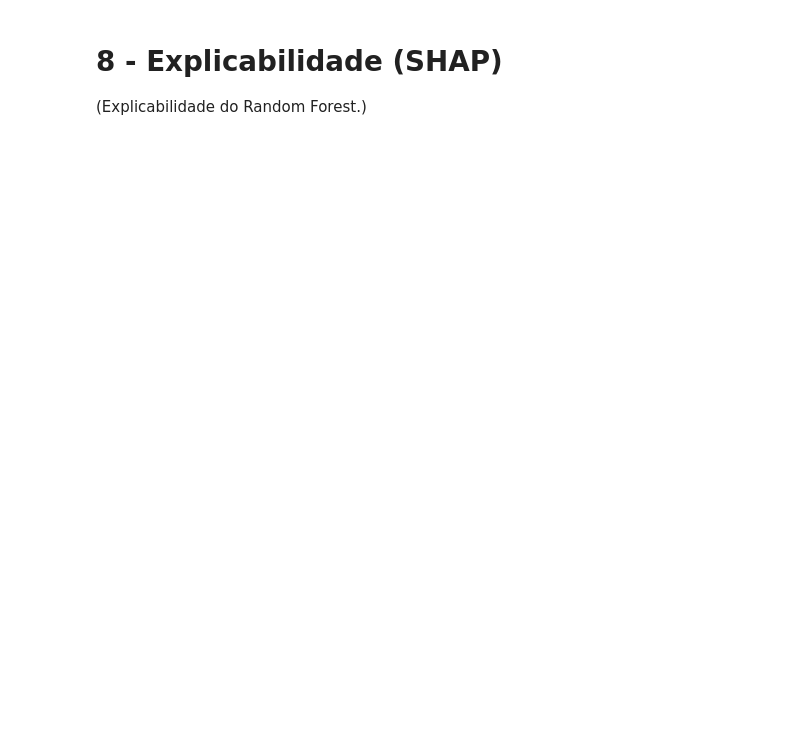
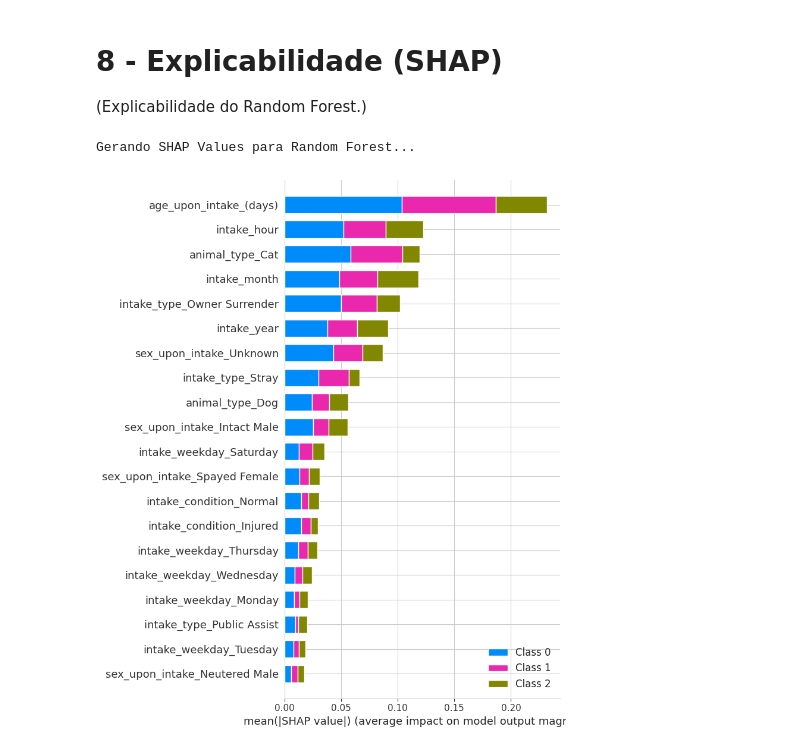
Before and after one commit to ViniMiranda06/PISI3---Adotai, a Jupyter notebook: PISI3_EDA.ipynb, the cells around one changed output. Saved outputs shown, nothing was run; the diff lists cells and outputs as text; code cells hidden in the pictures; blank space fills up the shorter version.

```diff
--- a/PISI3_EDA.ipynb
+++ b/PISI3_EDA.ipynb
@@ -358,16 +382,19 @@ pd.DataFrame(results_smote)
 # %%
 print("Gerando SHAP Values para Random Forest...")
 rf_model = models['Random Forest']
 
 # Dica: Calcular SHAP no dataset inteiro de teste é muito lento.
 # Pegamos uma amostra representativa (ex: 500 a 1000 linhas) para desenhar os gráficos.
-X_test_sample = shap.sample(X_test, 500)
+X_test_sample = shap.sample(X_test, 50)
 
 explainer = shap.TreeExplainer(rf_model)
 shap_values = explainer.shap_values(X_test_sample)
 
 # O formato do SHAP muda dependendo da versão (lista de arrays para multiclasse).
 # Acessamos o índice [1] como exemplo (classe 'Média' ou dependendo da ordem)
 plt.figure(figsize=(10, 6))
 shap.summary_plot(shap_values, X_test_sample, plot_type='bar')
 plt.show()
+# %% [output]
+Gerando SHAP Values para Random Forest...
+[figure, added]
```
Also changed, not shown: parts of 5 cells of this notebook.
